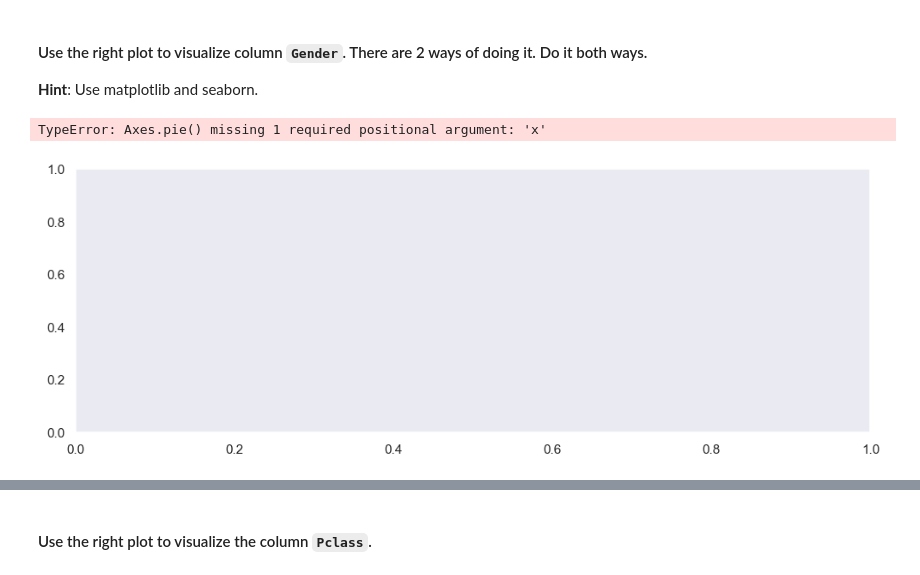
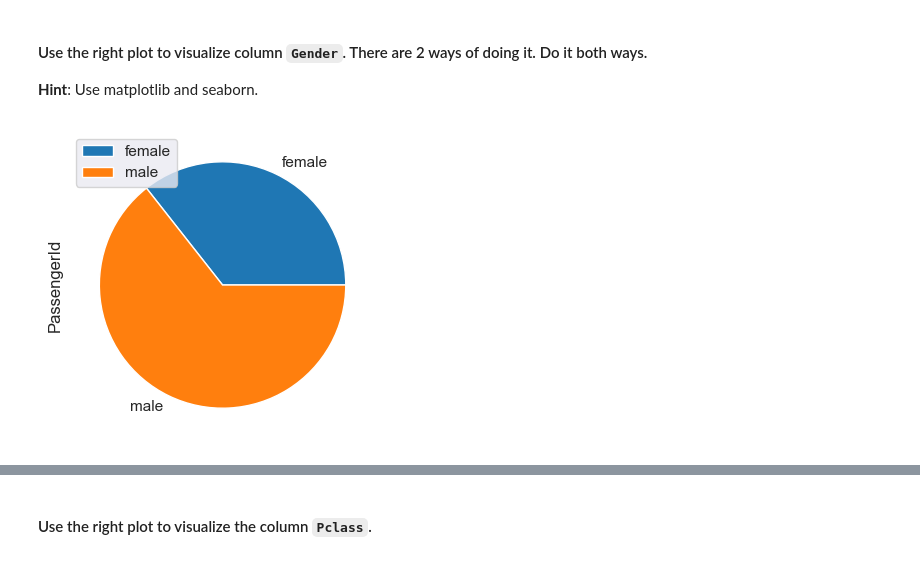
Before and after one commit to Ironhack-Data-Madrid-Octubre-2023/5.2-lab_matplotlib_seaborn, a Jupyter notebook: your-code/main.ipynb, the cells around one changed output, grey strips where cells are left out. Cells and saved outputs as stored; diff of their text form; code cells hidden in the pictures.

```diff
--- a/your-code/main.ipynb
+++ b/your-code/main.ipynb
@@ -199,11 +199,3 @@ plt.savefig('../figures/age_dist.png');
 # %% [markdown]
 #### Use the right plot to visualize column `Gender`. There are 2 ways of doing it. Do it both ways.
 **Hint**: Use matplotlib and seaborn.
-# %%
-# Method 1 - matplotlib
-fig, ax = plt.subplots()
-
-ax.pie()
-# %% [output]
-TypeError: Axes.pie() missing 1 required positional argument: 'x'
-[figure, removed]
@@ -212,0 +202,7 @@ TypeError: Axes.pie() missing 1 required positional argument: 'x'
+# %%
+# Method 1 - matplotlib
+titanic.groupby('Gender').count().plot(kind='pie', y='PassengerId')
+
+plt.savefig('../figures/gender_matplot.png');
+# %% [output]
+[figure, added]
```
Also changed, not shown: parts of 2 cells of this notebook, 2 other files.
